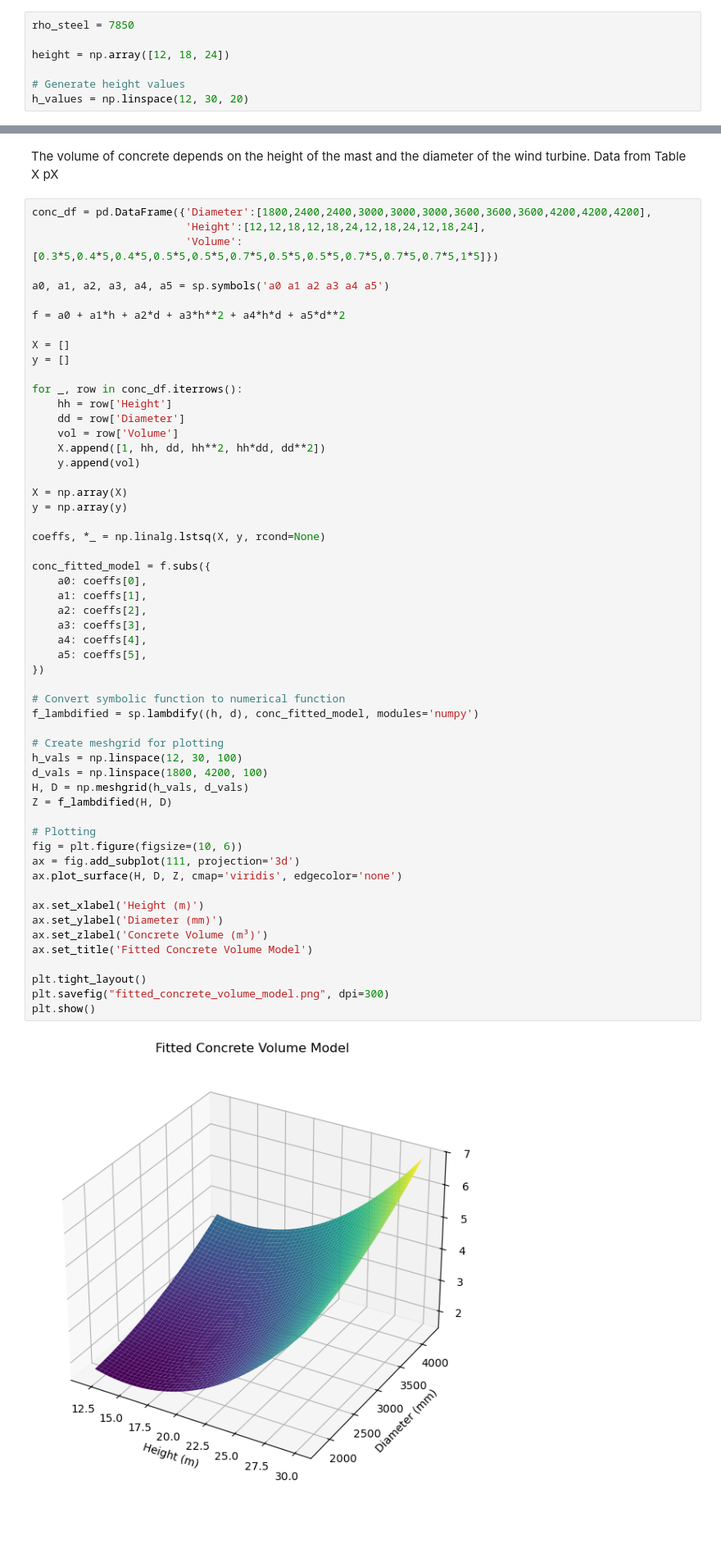
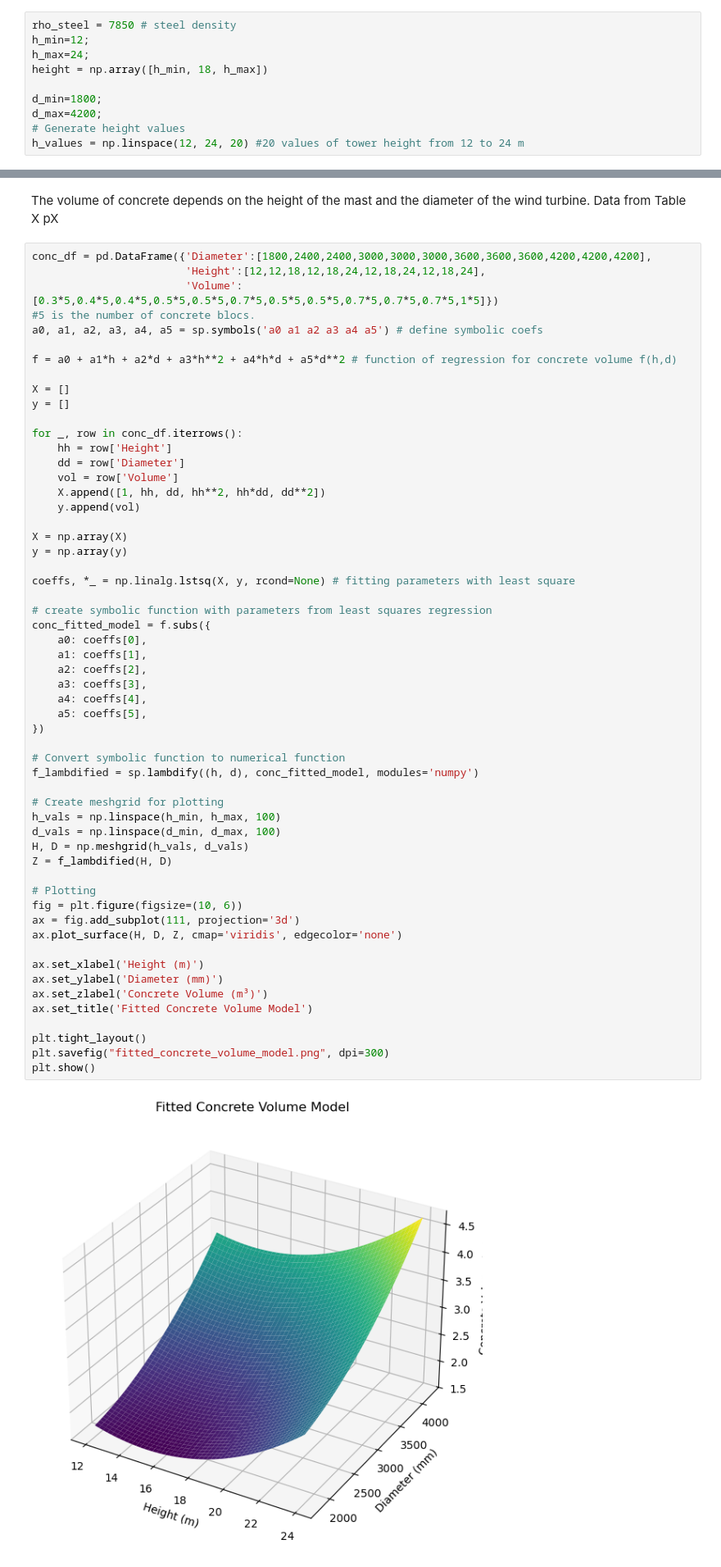
Before and after one commit to vlechappe/sustain-4-SWT, a Jupyter notebook: LCA/eco-optimization_tool/lca_param_syst_noload.ipynb, the cells around one changed output, grey strips where cells are left out. Shown at 82% size. Cells and saved outputs as stored; diff of their text form; blank space fills up the shorter version.

Commit message:
adujet regression interval (reduce to hmax 24m), correct typos, add comments

```diff
--- a/LCA/eco-optimization_tool/lca_param_syst_noload.ipynb
+++ b/LCA/eco-optimization_tool/lca_param_syst_noload.ipynb
@@ -206,12 +206,15 @@ steel_mix = agb.newEnumParam (
 # %% [markdown]
 ## Sizing of the mast
 # %%
-rho_steel = 7850
+rho_steel = 7850 # steel density
+h_min=12;
+h_max=24;
+height = np.array([h_min, 18, h_max])
 
-height = np.array([12, 18, 24])
-
+d_min=1800;
+d_max=4200;
 # Generate height values
-h_values = np.linspace(12, 30, 20)
+h_values = np.linspace(12, 24, 20) #20 values of tower height from 12 to 24 m
 # %% [markdown]
 ### Fundation
 # %% [markdown]
@@ -222,10 +225,10 @@ The volume of concrete depends on the height of the mast and the diameter of the
 conc_df = pd.DataFrame({'Diameter':[1800,2400,2400,3000,3000,3000,3600,3600,3600,4200,4200,4200],
                         'Height':[12,12,18,12,18,24,12,18,24,12,18,24],
                         'Volume':[0.3*5,0.4*5,0.4*5,0.5*5,0.5*5,0.7*5,0.5*5,0.5*5,0.7*5,0.7*5,0.7*5,1*5]})
+#5 is the number of concrete blocs.
+a0, a1, a2, a3, a4, a5 = sp.symbols('a0 a1 a2 a3 a4 a5') # define symbolic coefs
 
-a0, a1, a2, a3, a4, a5 = sp.symbols('a0 a1 a2 a3 a4 a5')
-
-f = a0 + a1*h + a2*d + a3*h**2 + a4*h*d + a5*d**2
+f = a0 + a1*h + a2*d + a3*h**2 + a4*h*d + a5*d**2 # function of regression for concrete volume f(h,d)
 
 X = []
 y = []
@@ -240,38 +243,39 @@ for _, row in conc_df.iterrows():
 X = np.array(X)
 y = np.array(y)
 
-coeffs, *_ = np.linalg.lstsq(X, y, rcond=None)
+coeffs, *_ = np.linalg.lstsq(X, y, rcond=None) # fitting parameters with least square
 
+# create symbolic function with parameters from least squares regression
 conc_fitted_model = f.subs({
     a0: coeffs[0],
     a1: coeffs[1],
     a2: coeffs[2],
     a3: coeffs[3],
     a4: coeffs[4],
     a5: coeffs[5],
 })
 
 # Convert symbolic function to numerical function
 f_lambdified = sp.lambdify((h, d), conc_fitted_model, modules='numpy')
 
 # Create meshgrid for plotting
-h_vals = np.linspace(12, 30, 100)
-d_vals = np.linspace(1800, 4200, 100)
+h_vals = np.linspace(h_min, h_max, 100)
+d_vals = np.linspace(d_min, d_max, 100)
 H, D = np.meshgrid(h_vals, d_vals)
 Z = f_lambdified(H, D)
 
 # Plotting
 fig = plt.figure(figsize=(10, 6))
 ax = fig.add_subplot(111, projection='3d')
 ax.plot_surface(H, D, Z, cmap='viridis', edgecolor='none')
 
 ax.set_xlabel('Height (m)')
 ax.set_ylabel('Diameter (mm)')
 ax.set_zlabel('Concrete Volume (m³)')
 ax.set_title('Fitted Concrete Volume Model')
 
 plt.tight_layout()
 plt.savefig("fitted_concrete_volume_model.png", dpi=300)
 plt.show()
 # %% [output]
-[figure, old version]
+[figure, new version]
```
Also changed, not shown: parts of 39 cells of this notebook, 3 other files.
